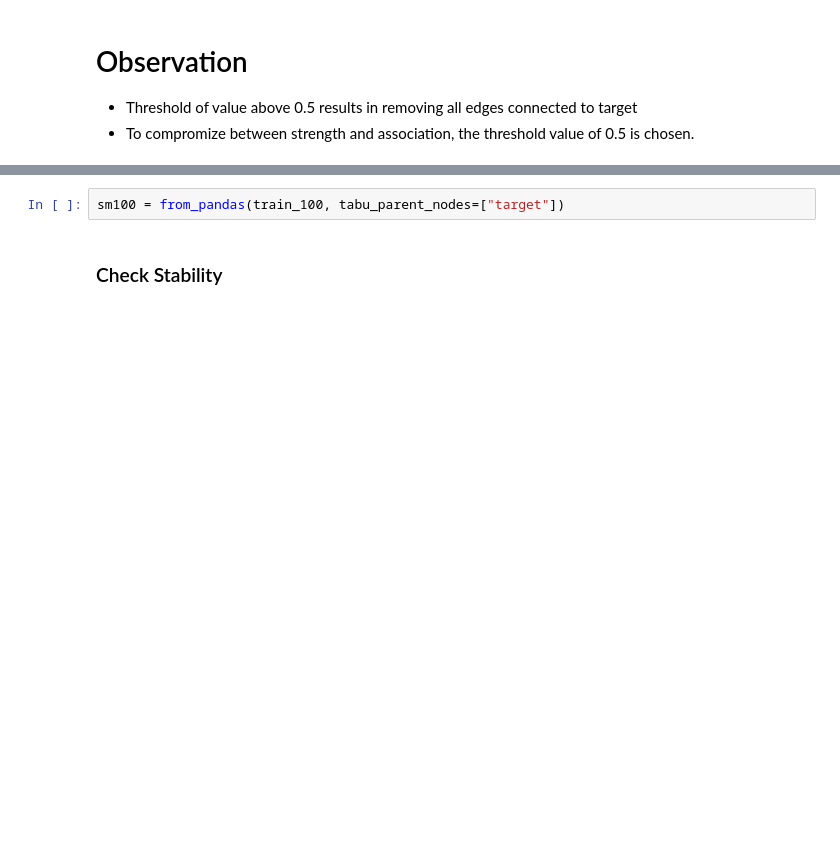
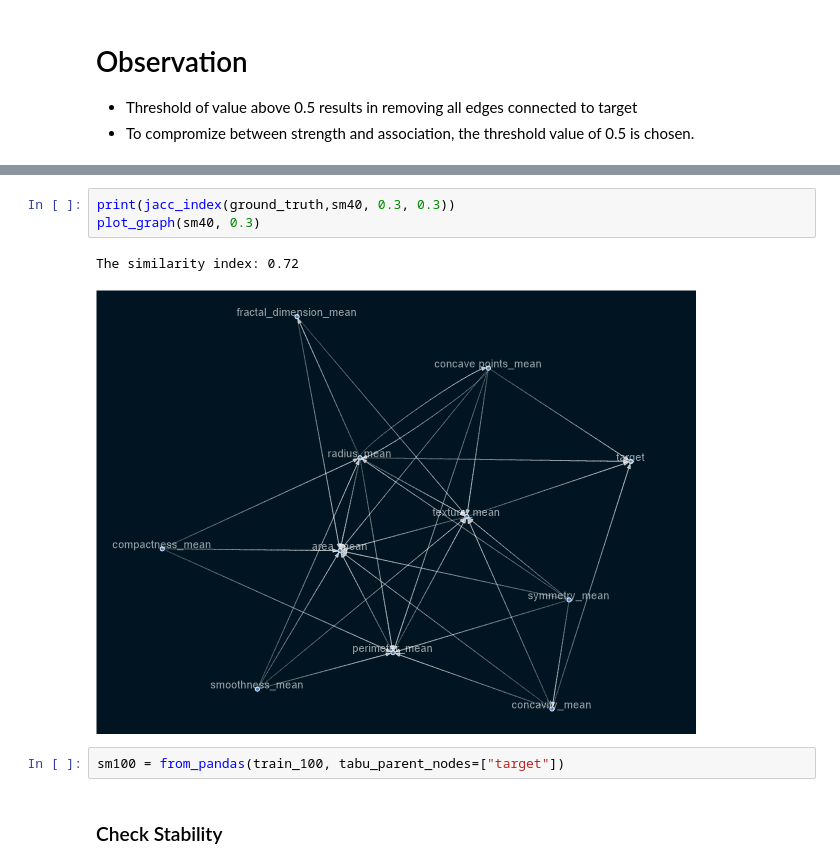
Before and after one commit to benbel376/causal_graph, a Jupyter notebook: notebooks/Causal_Inference.ipynb, the cells around one changed output, grey strips where cells are left out. Saved outputs shown, nothing was run; the diff lists cells and outputs as text; blank space fills up the shorter version.

```diff
--- a/notebooks/Causal_Inference.ipynb
+++ b/notebooks/Causal_Inference.ipynb
@@ -350,3 +366,9 @@ plot_graph(ground_truth, 0.5)
+# %%
+print(jacc_index(ground_truth,sm40, 0.3, 0.3))
+plot_graph(sm40, 0.3)
+# %% [output]
+The similarity index: 0.72
+[figure, added]
 # %%
 sm100 = from_pandas(train_100, tabu_parent_nodes=["target"])
 # %% [markdown]
```
Also changed, not shown: parts of 3 cells of this notebook.
